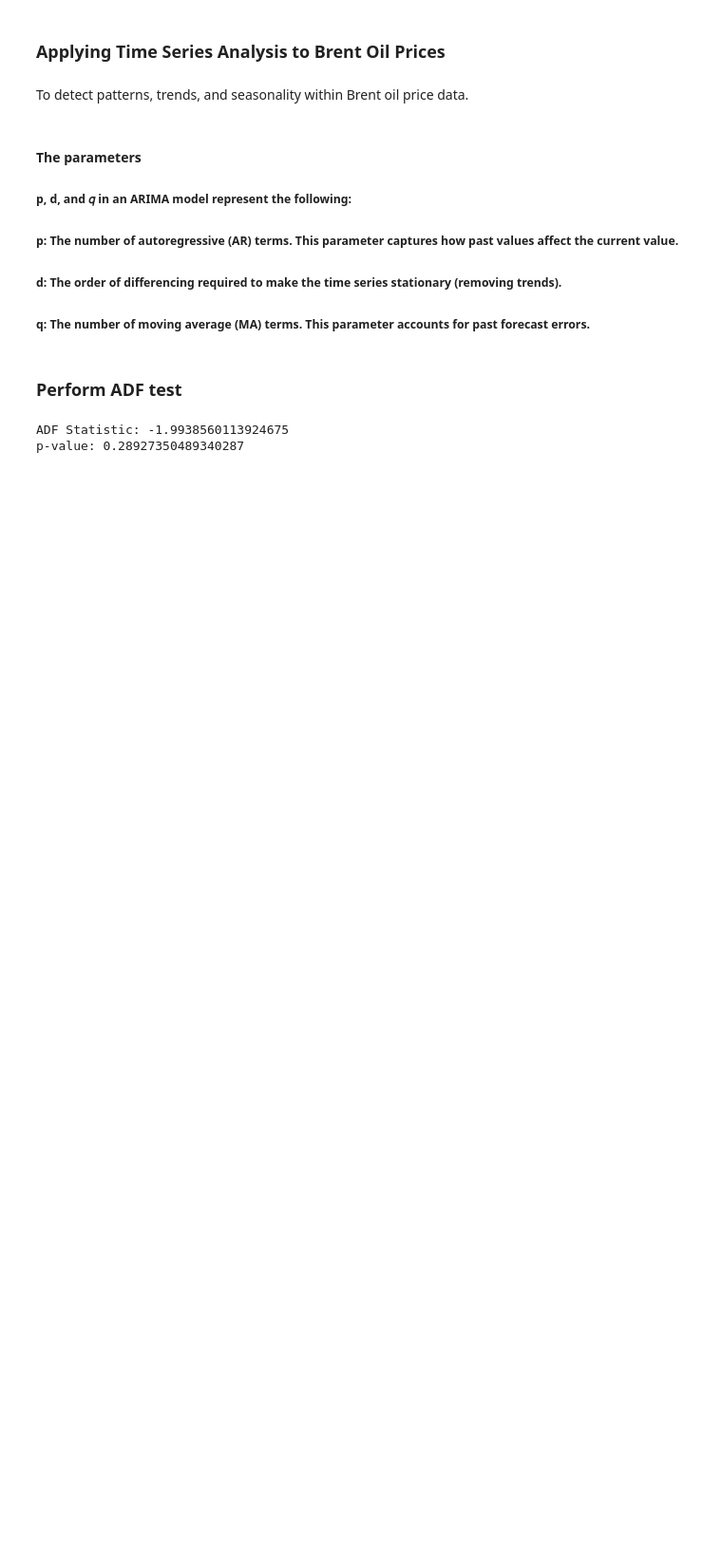
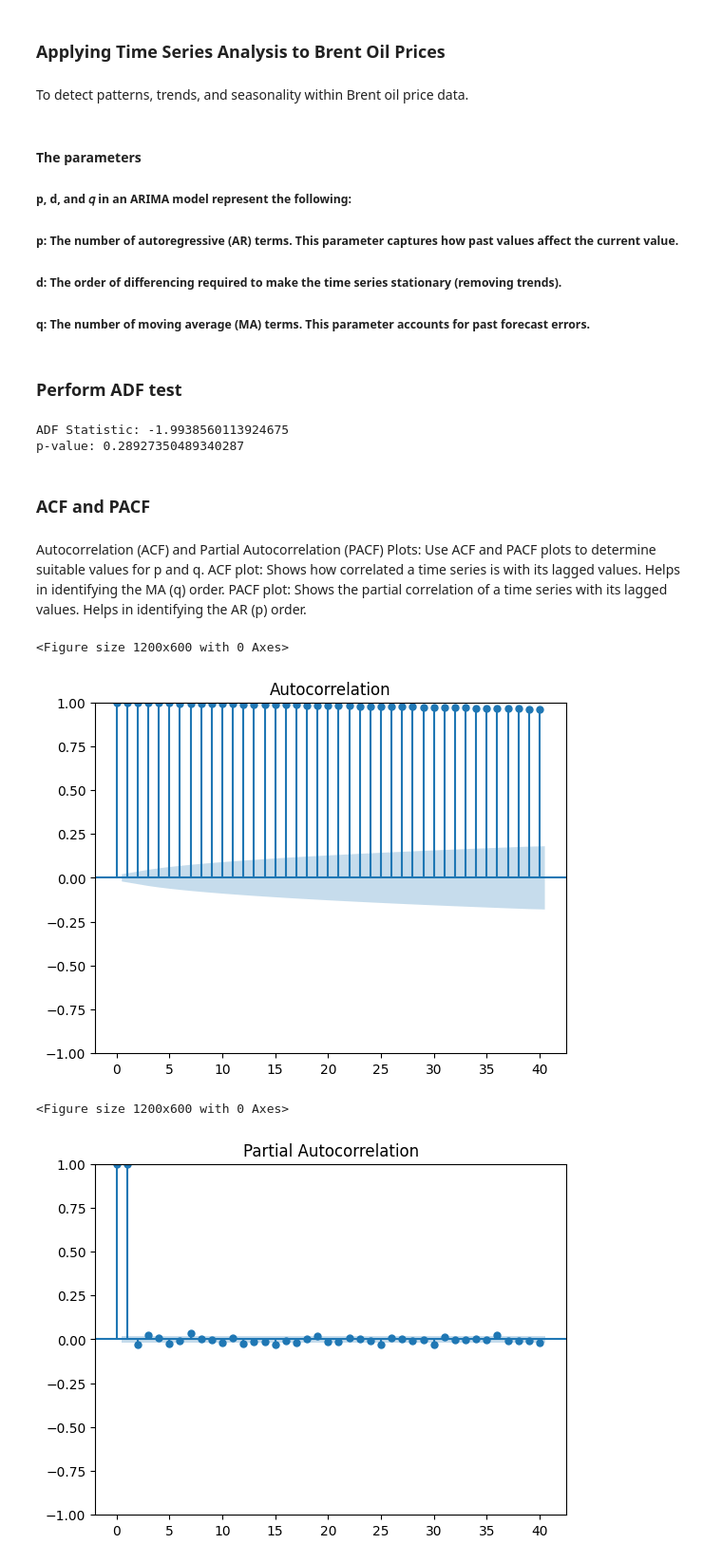
Before and after one commit to hanaDemma/Change_point_analysis_and_statistical_modelling-, a Jupyter notebook: notebooks/changePointAnalyisis.ipynb, the cells around one changed output. Shown: that part at 95% size. Drawn from its saved outputs; the diff is of its cells as text; code cells hidden in the pictures; blank space fills up the shorter version.

```diff
--- a/notebooks/changePointAnalyisis.ipynb
+++ b/notebooks/changePointAnalyisis.ipynb
@@ -263,3 +223,19 @@ if adf_result[1] > 0.05:
 # %% [output]
 ADF Statistic: -1.9938560113924675
 p-value: 0.28927350489340287
+# %% [markdown]
+### ACF and PACF
+# %% [markdown]
+Autocorrelation (ACF) and Partial Autocorrelation (PACF) Plots:
+Use ACF and PACF plots to determine suitable values for
+p and q.
+ACF plot: Shows how correlated a time series is with its lagged values. Helps in identifying the MA (q) order.
+PACF plot: Shows the partial correlation of a time series with its lagged values. Helps in identifying the AR (p) order.
+# %%
+from scripts.change_point_analysis import autoCorrAndPartialAutoCorr
+autoCorrAndPartialAutoCorr(price_data)
+# %% [output]
+<Figure size 1200x600 with 0 Axes>
+[figure, added]
+<Figure size 1200x600 with 0 Axes>
+[figure, added]
```
Also changed, not shown: parts of 10 cells of this notebook, 1 other file.
